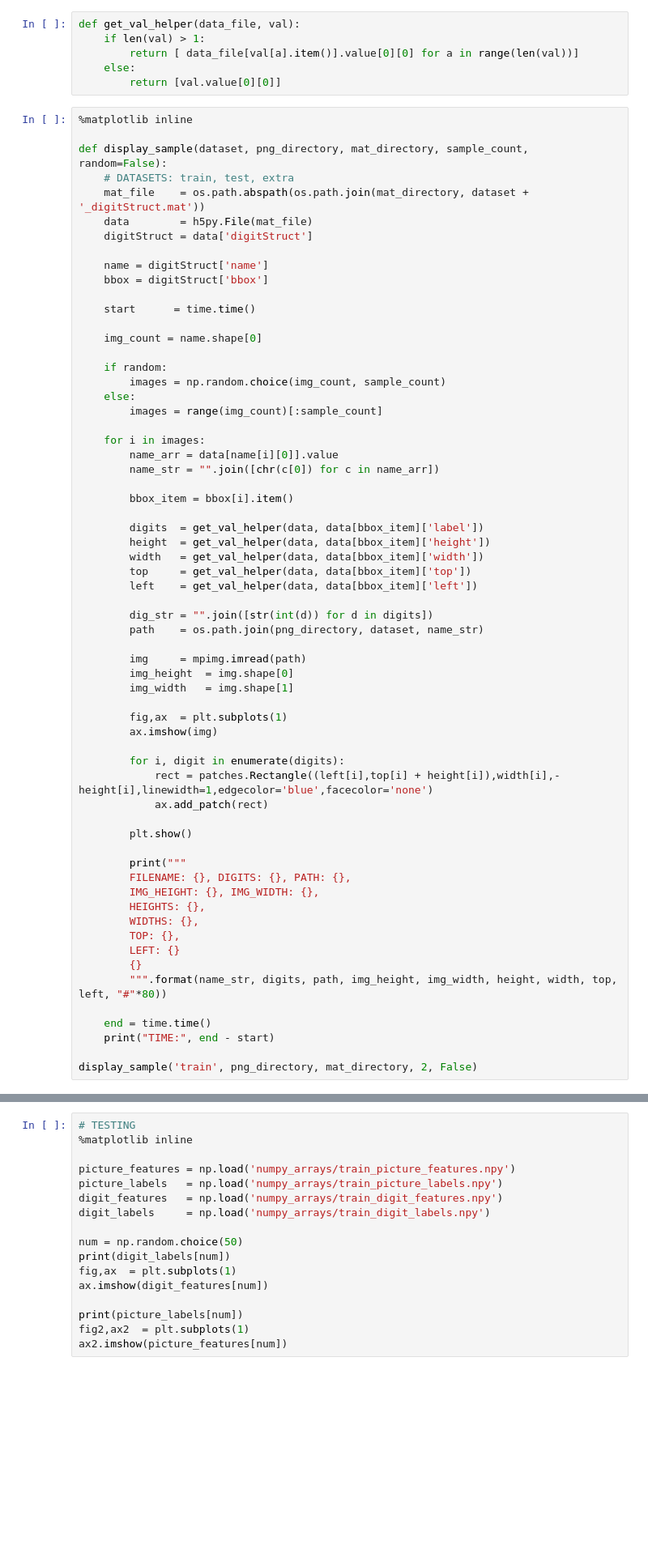
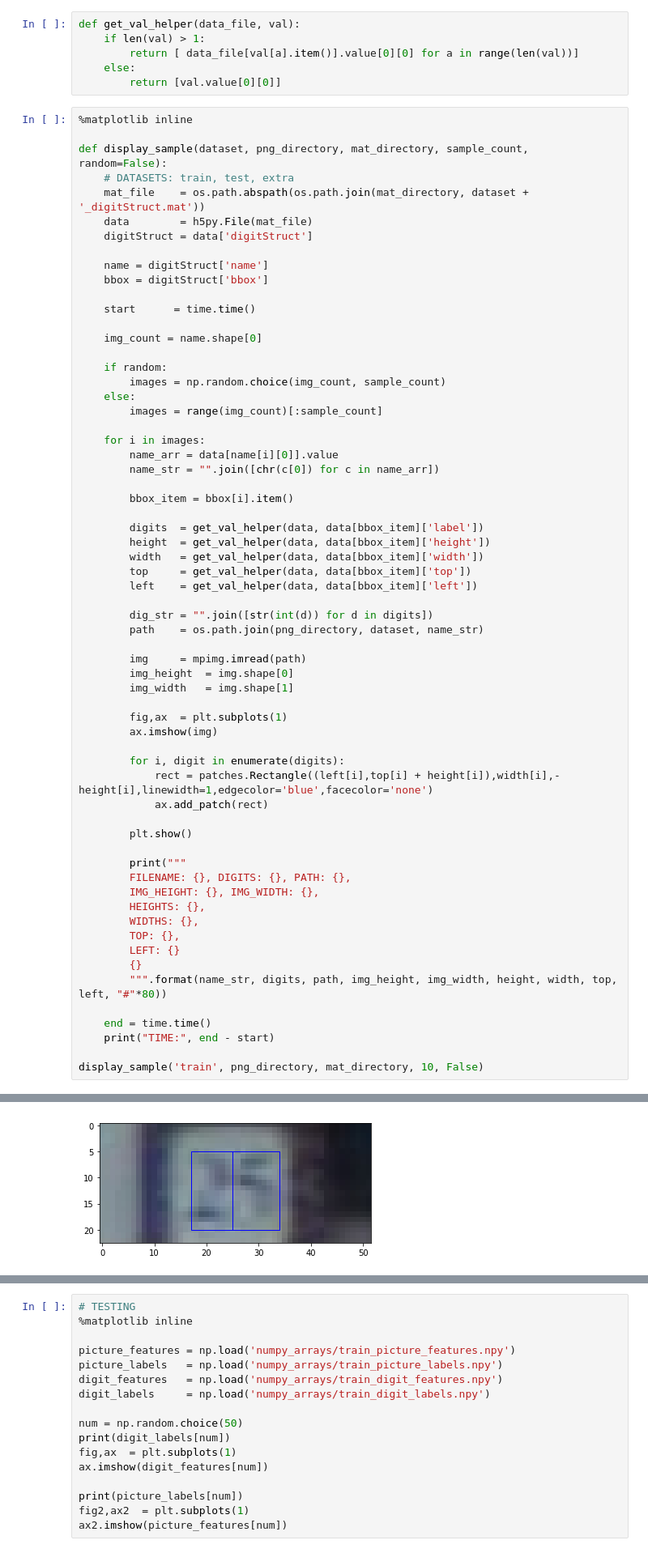
Before and after one commit to danielhallinan88/udacity_capstone, a Jupyter notebook: parse_data.ipynb, the cells around one changed output, grey strips where cells are left out. Shown at 81% size. Drawn from its saved outputs; the diff is of its cells as text; blank space fills up the shorter version.

```diff
--- a/parse_data.ipynb
+++ b/parse_data.ipynb
@@ -158,7 +158,7 @@ def display_sample(dataset, png_directory, mat_directory, sample_count, random=F
     end = time.time()
     print("TIME:", end - start)
 
-display_sample('train', png_directory, mat_directory, 2, False)
+display_sample('train', png_directory, mat_directory, 10, False)
 # %% [output]
 [figure]
         FILENAME: 1.png, DIGITS: [1.0, 9.0], PATH: data/train/1.png,
@@ -180,0 +179 @@ TIME: 0.4709033966064453
+[figure, added]
```
Also changed, not shown: parts of 1 cell of this notebook, 7 other files.
